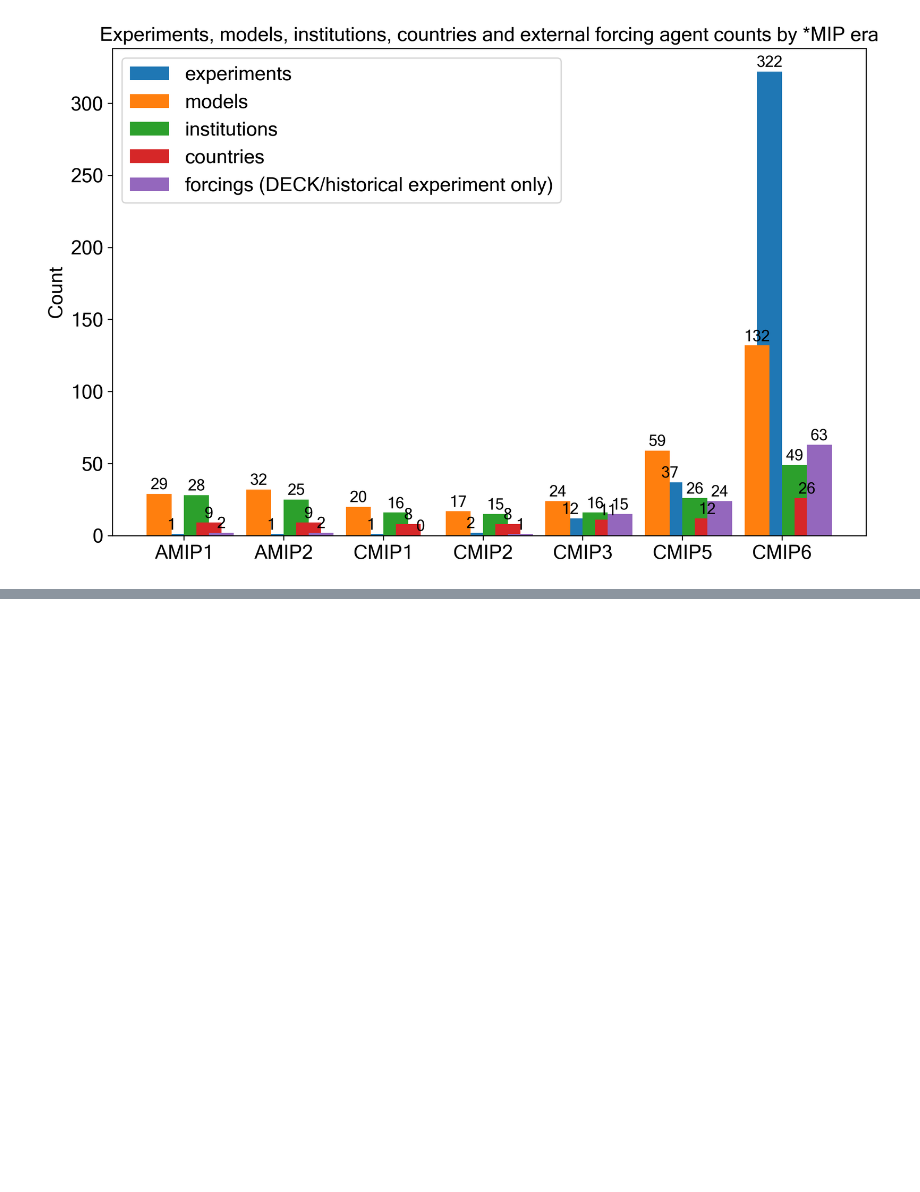
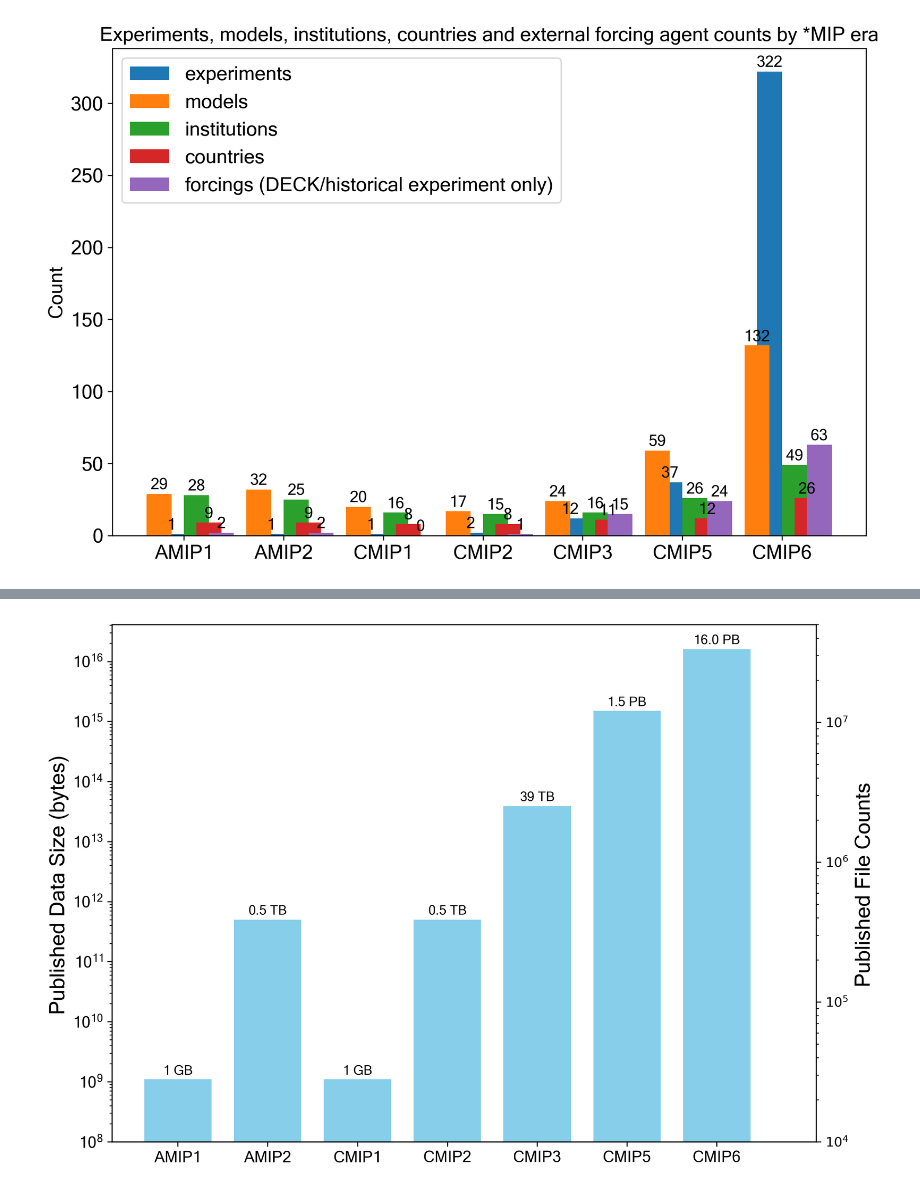
Before and after one commit to durack1/MIPPlots, a Jupyter notebook: mipEvolution.ipynb, the cells around one changed output, grey strips where cells are left out. Cells and saved outputs as stored; diff of their text form; code cells hidden in the pictures; blank space fills up the shorter version.

Commit message:
update to include MIP data sizes and file counts

```diff
--- a/mipEvolution.ipynb
+++ b/mipEvolution.ipynb
@@ -180,0 +204,80 @@ fig.savefig("_".join([timeFormat,"MIPEvolution-Counts-plusForcingFontAug.png"]))
+# %%
+# plot characteristics
+# Colours
+# https://how2matplotlib.com/matplotlib-bar-colors.html
+# https://www.pythoncharts.com/matplotlib/beautiful-bar-charts-matplotlib/
+# https://e2eml.school/matplotlib_ticks
+width = 0.75  # bar width
+# Set fonts and sizes
+fontName = "Microsoft Sans Serif"
+fontSize = 12
+fontSizeLab = 10
+fontSizeAxLab = 16
+
+
+# define addlabels function
+def addlabels(labDic, data):
+    mipKeys = list(labDic.keys())
+    for i in range(len(labDic)):
+        mipLab = mipKeys[i]
+        mipSizeLab = labDic[mipLab]
+        if mipSizeLab == "1 GB":
+            plt.text(
+                i,
+                data[i] * 1.3,
+                mipSizeLab,
+                ha="center",
+                fontsize=fontSizeLab,
+                fontname=fontName,
+            )
+        else:
+            plt.text(
+                i,
+                data[i] * 1.2,
+                mipSizeLab,
+                ha="center",
+                fontsize=fontSizeLab,
+                fontname=fontName,
+            )
+
+
+data = (1e9, 5e11, 1e9, 5e11, 39e12, 1.5e15, 16.0e15)
+dataLabels = {}
+dataLabels["AMIP1"] = "1 GB"
+dataLabels["AMIP2"] = "0.5 TB"
+dataLabels["CMIP1"] = "1 GB"
+dataLabels["CMIP2"] = "0.5 TB"
+dataLabels["CMIP3"] = "39 TB"
+dataLabels["CMIP5"] = "1.5 PB"
+dataLabels["CMIP6"] = "16.0 PB"
+
+fig, ax1 = plt.subplots(figsize=(9, 6), dpi=300)
+x = np.arange(len(data))
+ax1.bar(x, data, width, bottom=1e8, color="skyblue")
+
+# Set plot formatting
+ax1.set_xticks(x, labels=dataLabels, fontsize=fontSize, fontname=fontName)
+ax1.set_yscale("log")
+ax1.set_ylabel("Published Data Size (bytes)", fontsize=fontSizeAxLab, fontname=fontName)
+ax1.axes.axes.set_yticklabels(
+    ax1.get_yticklabels(), fontsize=fontSize, fontname=fontName
+)
+
+# define overplot labels
+addlabels(dataLabels, data)
+
+# Create the secondary axes sharing the x-axis
+ax2 = ax1.twinx()
+ax2.bar(x + width * 0.5, [0] * 7, width, bottom=1e4, color="red")
+ax2.set_ylim(10000.0, 50000000.0)
+ax2.set_ylabel("Published File Counts", fontsize=fontSizeAxLab, fontname=fontName)
+print(ax2.get_yticklabels())
+ax2.set_yscale("log")  # Set the secondary y-axis to log scale
+
+# fill canvas
+fig.tight_layout()
+
+# display, save, and close
+plt.show()
+fig.savefig("_".join([timeFormat, "MIPEvolution-DataSize.png"]), dpi=300)
+# %% [output]
@@ -180,0 +285 @@ fig.savefig("_".join([timeFormat,"MIPEvolution-Counts-plusForcingFontAug.png"]))
+[figure, added]
```
Also changed, not shown: parts of 9 cells of this notebook.
